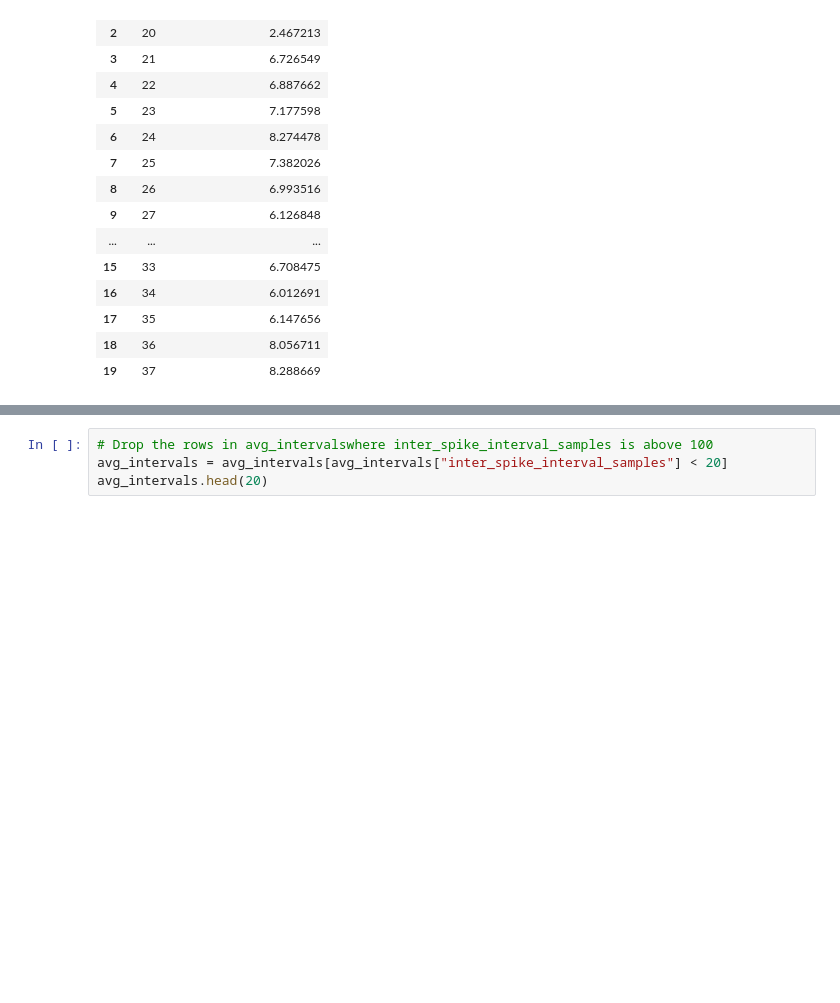
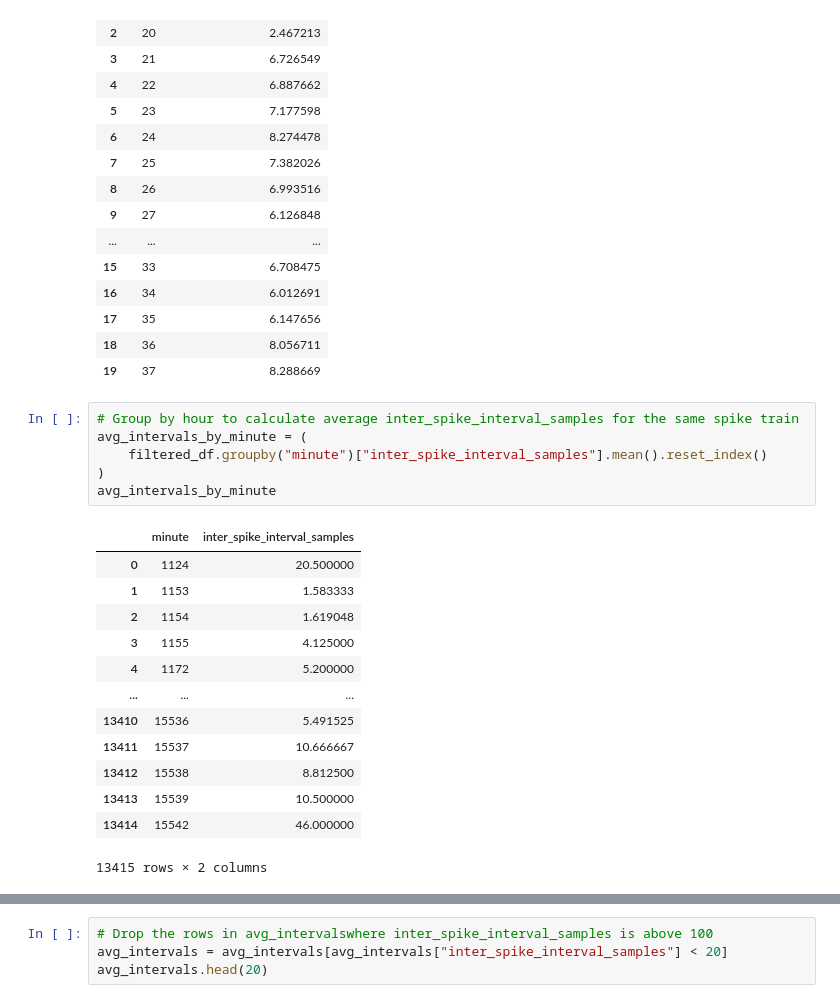
Before and after one commit to devincma/asm_synchrony_paper, a Jupyter notebook: spikes_optimized/analysis_210.ipynb, the cells around one changed output, grey strips where cells are left out. Cells and saved outputs as stored; diff of their text form; blank space fills up the shorter version.

```diff
--- a/spikes_optimized/analysis_210.ipynb
+++ b/spikes_optimized/analysis_210.ipynb
@@ -543,3 +512,23 @@ avg_intervals.head(20)
 | 17 | 35 | 6.147656 |
 | 18 | 36 | 8.056711 |
 | 19 | 37 | 8.288669 |
+# %%
+# Group by hour to calculate average inter_spike_interval_samples for the same spike train
+avg_intervals_by_minute = (
+    filtered_df.groupby("minute")["inter_spike_interval_samples"].mean().reset_index()
+)
+avg_intervals_by_minute
+# %% [output]
+|  | minute | inter_spike_interval_samples |
+| 0 | 1124 | 20.500000 |
+| 1 | 1153 | 1.583333 |
+| 2 | 1154 | 1.619048 |
+| 3 | 1155 | 4.125000 |
+| 4 | 1172 | 5.200000 |
+| ... | ... | ... |
+| 13410 | 15536 | 5.491525 |
+| 13411 | 15537 | 10.666667 |
+| 13412 | 15538 | 8.812500 |
+| 13413 | 15539 | 10.500000 |
+| 13414 | 15542 | 46.000000 |
+13415 rows × 2 columns
```
Also changed, not shown: parts of 21 cells of this notebook, 4 other files.
